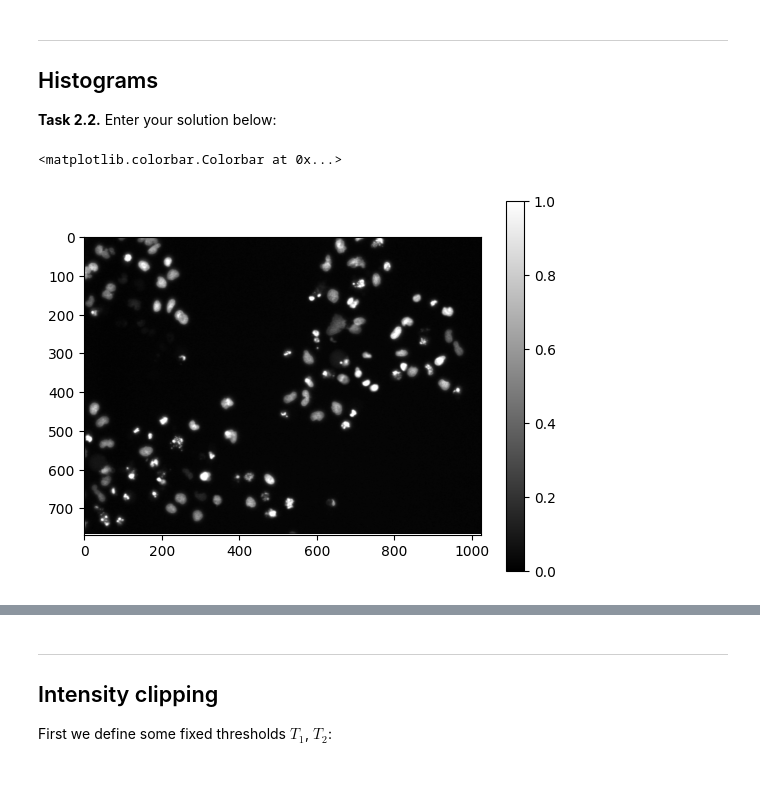
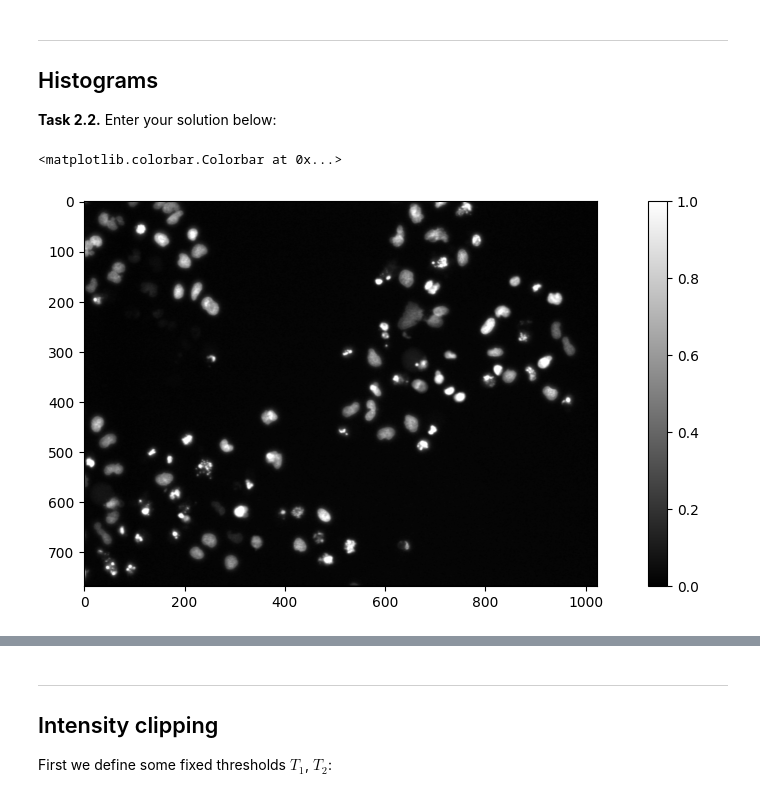
Before and after one commit to acetronomical/mobi-fs3-python, a Jupyter notebook: task2.ipynb, the cells around one changed output, grey strips where cells are left out. Drawn from its saved outputs; the diff is of its cells as text; code cells hidden in the pictures.

```diff
--- a/task2.ipynb
+++ b/task2.ipynb
@@ -17,9 +17,9 @@ import matplotlib.pyplot as plt
 **<a id="#">Task 2.2.</a>** Enter your solution below:
 # %%
 img = plt.imread('data/cells.png')
-plt.figure()
+plt.figure(figsize=(13,5))
 plt.imshow(img, 'gray')
 plt.colorbar()
 # %% [output]
 <matplotlib.colorbar.Colorbar at 0x...>
-[figure, old version]
+[figure, new version]
```
Also changed, not shown: parts of 3 cells of this notebook.
